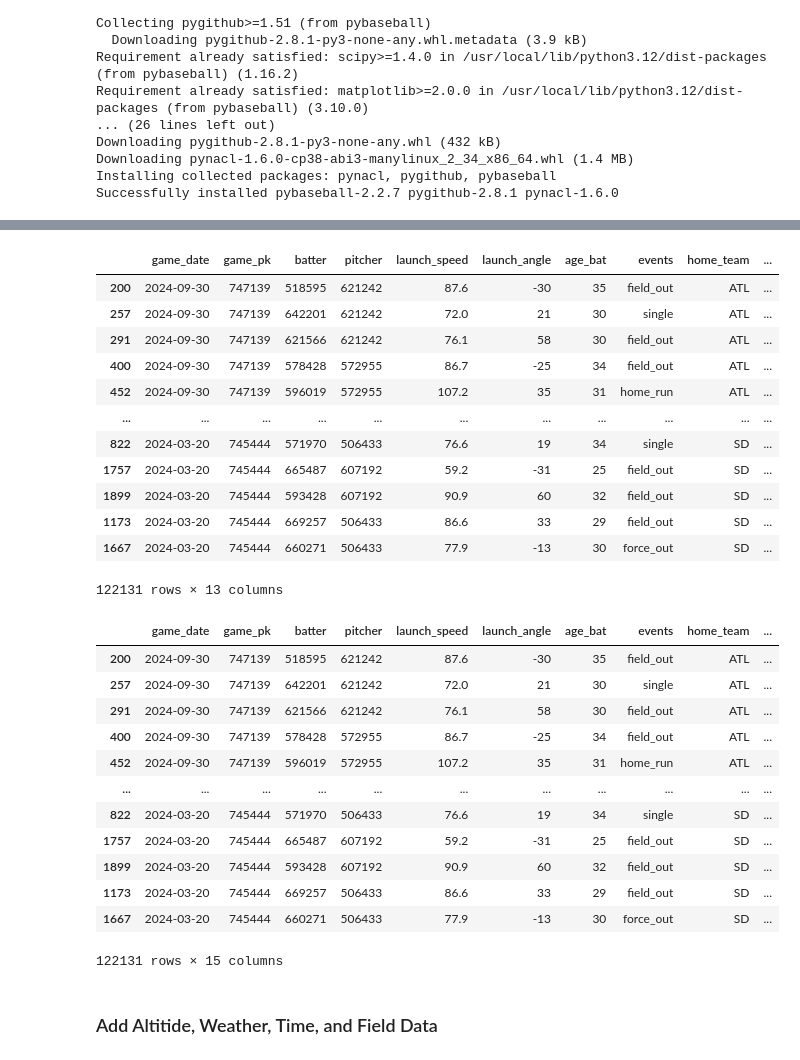
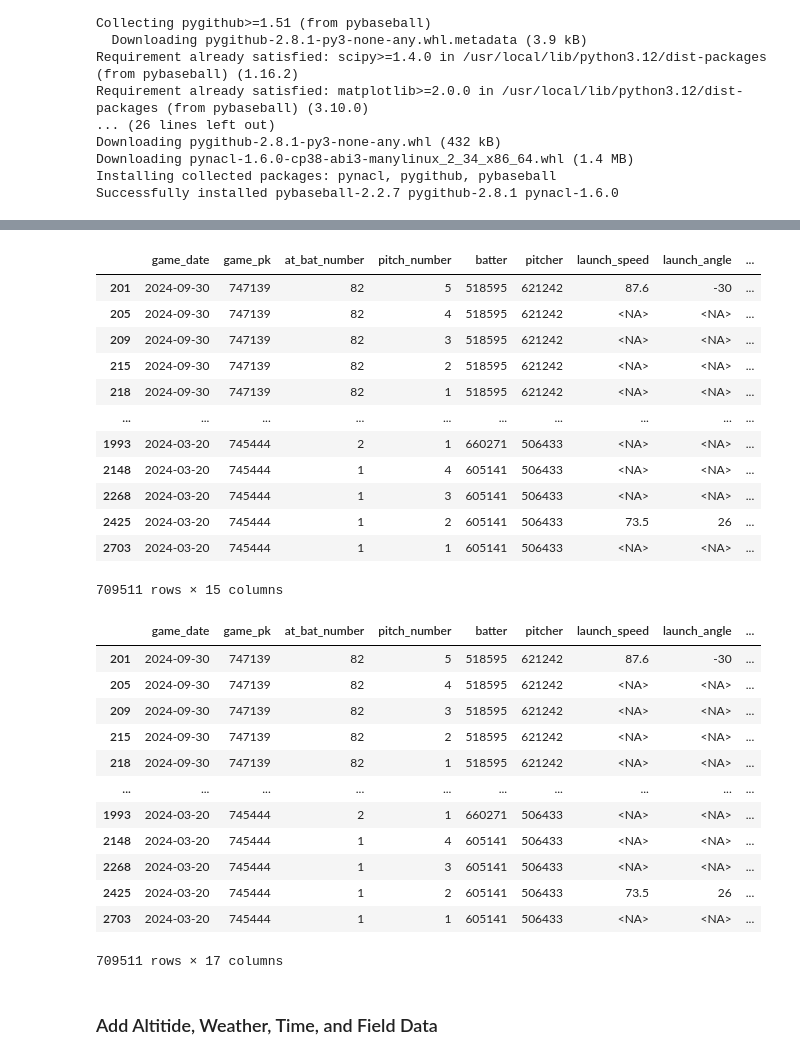
Before and after one commit to elizabethavargas/baseball, a Jupyter notebook: create_dataset.ipynb, the cells around one changed output, grey strips where cells are left out. Cells and saved outputs as stored; diff of their text form; code cells hidden in the pictures.

```diff
--- a/create_dataset.ipynb
+++ b/create_dataset.ipynb
@@ -62,33 +63,33 @@ Skipping offseason dates
 709511 rows × 118 columns
 # %%
 # keep relevant columns
-df = data[['game_date', 'game_pk', 'batter', 'pitcher', 'launch_speed',
+df = data[['game_date', 'game_pk', 'at_bat_number', 'pitch_number', 'batter', 'pitcher', 'launch_speed',
            'launch_angle', 'age_bat', 'events', 'home_team',
            'stand', 'p_throws', 'pitch_type', 'release_speed']].copy()
 
 # keep rows for everything that's NOT a non-batted-ball event
 non_batted_ball_events = ["strikeout", "strikeout_double_play", "walk",
     "hit_by_pitch", "catcher_interf", "truncated_pa", "sac_fly", "sac_bunt"]
 
-df = df[~df["events"].isin(non_batted_ball_events)]
+#df = df[~df["events"].isin(non_batted_ball_events)]
 
 # drop na for rows without launch data
-df.dropna(subset=['launch_speed', 'launch_angle', "events"], inplace=True)
+#df.dropna(subset=['launch_speed', 'launch_angle', "events"], inplace=True)
 df
 # %% [output]
-|  | game_date | game_pk | batter | pitcher | launch_speed | launch_angle | age_bat | events | home_team | ... |
-| 200 | 2024-09-30 | 747139 | 518595 | 621242 | 87.6 | -30 | 35 | field_out | ATL | ... |
-| 257 | 2024-09-30 | 747139 | 642201 | 621242 | 72.0 | 21 | 30 | single | ATL | ... |
-| 291 | 2024-09-30 | 747139 | 621566 | 621242 | 76.1 | 58 | 30 | field_out | ATL | ... |
-| 400 | 2024-09-30 | 747139 | 578428 | 572955 | 86.7 | -25 | 34 | field_out | ATL | ... |
-| 452 | 2024-09-30 | 747139 | 596019 | 572955 | 107.2 | 35 | 31 | home_run | ATL | ... |
-| ... | ... | ... | ... | ... | ... | ... | ... | ... | ... | ... |
-| 822 | 2024-03-20 | 745444 | 571970 | 506433 | 76.6 | 19 | 34 | single | SD | ... |
-| 1757 | 2024-03-20 | 745444 | 665487 | 607192 | 59.2 | -31 | 25 | field_out | SD | ... |
-| 1899 | 2024-03-20 | 745444 | 593428 | 607192 | 90.9 | 60 | 32 | field_out | SD | ... |
-| 1173 | 2024-03-20 | 745444 | 669257 | 506433 | 86.6 | 33 | 29 | field_out | SD | ... |
-| 1667 | 2024-03-20 | 745444 | 660271 | 506433 | 77.9 | -13 | 30 | force_out | SD | ... |
+|  | game_date | game_pk | at_bat_number | pitch_number | batter | pitcher | launch_speed | launch_angle | ... |
+| 201 | 2024-09-30 | 747139 | 82 | 5 | 518595 | 621242 | 87.6 | -30 | ... |
+| 205 | 2024-09-30 | 747139 | 82 | 4 | 518595 | 621242 | <NA> | <NA> | ... |
+| 209 | 2024-09-30 | 747139 | 82 | 3 | 518595 | 621242 | <NA> | <NA> | ... |
+| 215 | 2024-09-30 | 747139 | 82 | 2 | 518595 | 621242 | <NA> | <NA> | ... |
+| 218 | 2024-09-30 | 747139 | 82 | 1 | 518595 | 621242 | <NA> | <NA> | ... |
+| ... | ... | ... | ... | ... | ... | ... | ... | ... | ... |
+| 1993 | 2024-03-20 | 745444 | 2 | 1 | 660271 | 506433 | <NA> | <NA> | ... |
+| 2148 | 2024-03-20 | 745444 | 1 | 4 | 605141 | 506433 | <NA> | <NA> | ... |
+| 2268 | 2024-03-20 | 745444 | 1 | 3 | 605141 | 506433 | <NA> | <NA> | ... |
+| 2425 | 2024-03-20 | 745444 | 1 | 2 | 605141 | 506433 | 73.5 | 26 | ... |
+| 2703 | 2024-03-20 | 745444 | 1 | 1 | 605141 | 506433 | <NA> | <NA> | ... |
-122131 rows × 13 columns
+709511 rows × 15 columns
 # %%
 # combine hand pitcher threw with and the hand the batter hit with into one column (1 if same, 0 if different)
 df['pitcher_batter_handedness'] = (df["p_throws"] == df["stand"]).astype(int)
@@ -97,19 +98,19 @@ df['pitcher_batter_handedness'] = (df["p_throws"] == df["stand"]).astype(int)
 df['home_run'] = (df['events'] == 'home_run').astype(int)
 df
 # %% [output]
-|  | game_date | game_pk | batter | pitcher | launch_speed | launch_angle | age_bat | events | home_team | ... |
-| 200 | 2024-09-30 | 747139 | 518595 | 621242 | 87.6 | -30 | 35 | field_out | ATL | ... |
-| 257 | 2024-09-30 | 747139 | 642201 | 621242 | 72.0 | 21 | 30 | single | ATL | ... |
-| 291 | 2024-09-30 | 747139 | 621566 | 621242 | 76.1 | 58 | 30 | field_out | ATL | ... |
-| 400 | 2024-09-30 | 747139 | 578428 | 572955 | 86.7 | -25 | 34 | field_out | ATL | ... |
-| 452 | 2024-09-30 | 747139 | 596019 | 572955 | 107.2 | 35 | 31 | home_run | ATL | ... |
-| ... | ... | ... | ... | ... | ... | ... | ... | ... | ... | ... |
-| 822 | 2024-03-20 | 745444 | 571970 | 506433 | 76.6 | 19 | 34 | single | SD | ... |
-| 1757 | 2024-03-20 | 745444 | 665487 | 607192 | 59.2 | -31 | 25 | field_out | SD | ... |
-| 1899 | 2024-03-20 | 745444 | 593428 | 607192 | 90.9 | 60 | 32 | field_out | SD | ... |
-| 1173 | 2024-03-20 | 745444 | 669257 | 506433 | 86.6 | 33 | 29 | field_out | SD | ... |
-| 1667 | 2024-03-20 | 745444 | 660271 | 506433 | 77.9 | -13 | 30 | force_out | SD | ... |
+|  | game_date | game_pk | at_bat_number | pitch_number | batter | pitcher | launch_speed | launch_angle | ... |
+| 201 | 2024-09-30 | 747139 | 82 | 5 | 518595 | 621242 | 87.6 | -30 | ... |
+| 205 | 2024-09-30 | 747139 | 82 | 4 | 518595 | 621242 | <NA> | <NA> | ... |
+| 209 | 2024-09-30 | 747139 | 82 | 3 | 518595 | 621242 | <NA> | <NA> | ... |
+| 215 | 2024-09-30 | 747139 | 82 | 2 | 518595 | 621242 | <NA> | <NA> | ... |
+| 218 | 2024-09-30 | 747139 | 82 | 1 | 518595 | 621242 | <NA> | <NA> | ... |
+| ... | ... | ... | ... | ... | ... | ... | ... | ... | ... |
+| 1993 | 2024-03-20 | 745444 | 2 | 1 | 660271 | 506433 | <NA> | <NA> | ... |
+| 2148 | 2024-03-20 | 745444 | 1 | 4 | 605141 | 506433 | <NA> | <NA> | ... |
+| 2268 | 2024-03-20 | 745444 | 1 | 3 | 605141 | 506433 | <NA> | <NA> | ... |
+| 2425 | 2024-03-20 | 745444 | 1 | 2 | 605141 | 506433 | 73.5 | 26 | ... |
+| 2703 | 2024-03-20 | 745444 | 1 | 1 | 605141 | 506433 | <NA> | <NA> | ... |
-122131 rows × 15 columns
+709511 rows × 17 columns
 # %% [markdown]
 ### Add Altitide, Weather, Time, and Field Data
 # %%
```
Also changed, not shown: parts of 12 cells of this notebook.
